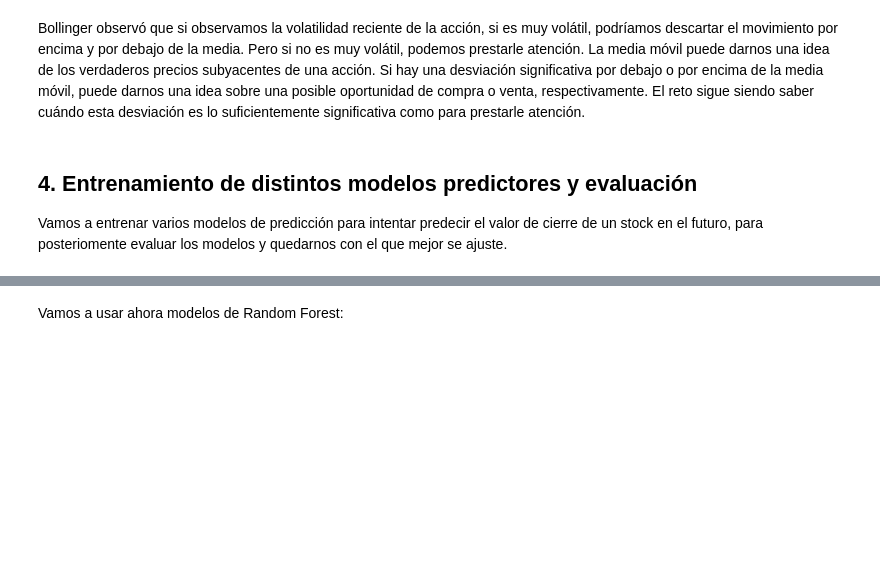
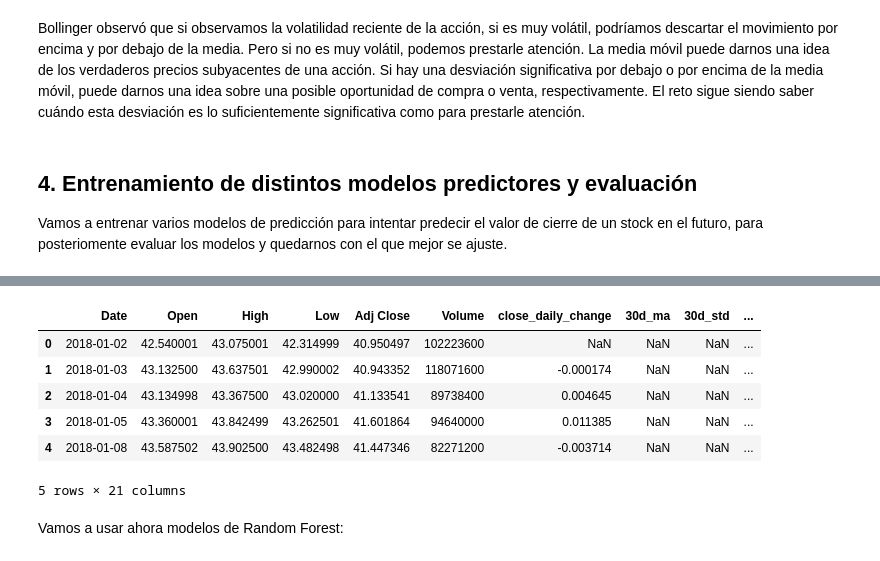
Before and after one commit to joszamama/mle-stock-prediction, a Jupyter notebook: stock_predictor.ipynb, the cells around one changed output, grey strips where cells are left out. Cells and saved outputs as stored; diff of their text form; code cells hidden in the pictures; blank space fills up the shorter version.

```diff
--- a/stock_predictor.ipynb
+++ b/stock_predictor.ipynb
@@ -287,3 +245,20 @@ Linear Regression RMSE of Meta: 8.307702826010754
+# %%
+df = compute_stats(AAPL)
+train, test = train_test_split(df, test_size=0.2, shuffle=False)
+X_train = train.drop(['Close'], axis=1)
+y_train = train['Close']
+X_test = test.drop(['Close'], axis=1)
+y_test = test['Close']
+
+X_train.head()
+# %% [output]
+|  | Date | Open | High | Low | Adj Close | Volume | close_daily_change | 30d_ma | 30d_std | ... |
+| 0 | 2018-01-02 | 42.540001 | 43.075001 | 42.314999 | 40.950497 | 102223600 | NaN | NaN | NaN | ... |
+| 1 | 2018-01-03 | 43.132500 | 43.637501 | 42.990002 | 40.943352 | 118071600 | -0.000174 | NaN | NaN | ... |
+| 2 | 2018-01-04 | 43.134998 | 43.367500 | 43.020000 | 41.133541 | 89738400 | 0.004645 | NaN | NaN | ... |
+| 3 | 2018-01-05 | 43.360001 | 43.842499 | 43.262501 | 41.601864 | 94640000 | 0.011385 | NaN | NaN | ... |
+| 4 | 2018-01-08 | 43.587502 | 43.902500 | 43.482498 | 41.447346 | 82271200 | -0.003714 | NaN | NaN | ... |
+5 rows × 21 columns
 # %% [markdown]
 Vamos a usar ahora modelos de Random Forest:
 # %%
```
Also changed, not shown: parts of 6 cells of this notebook.
